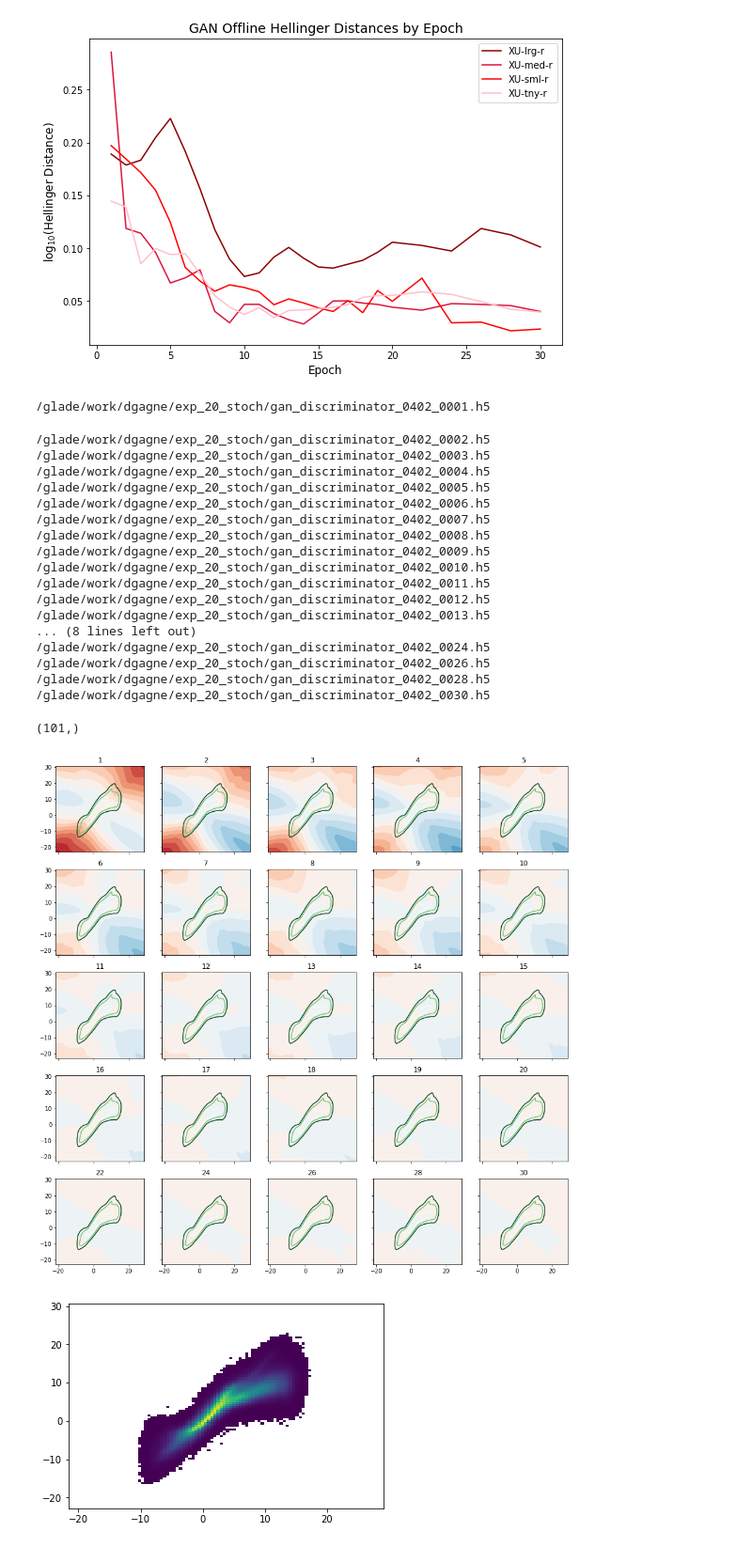
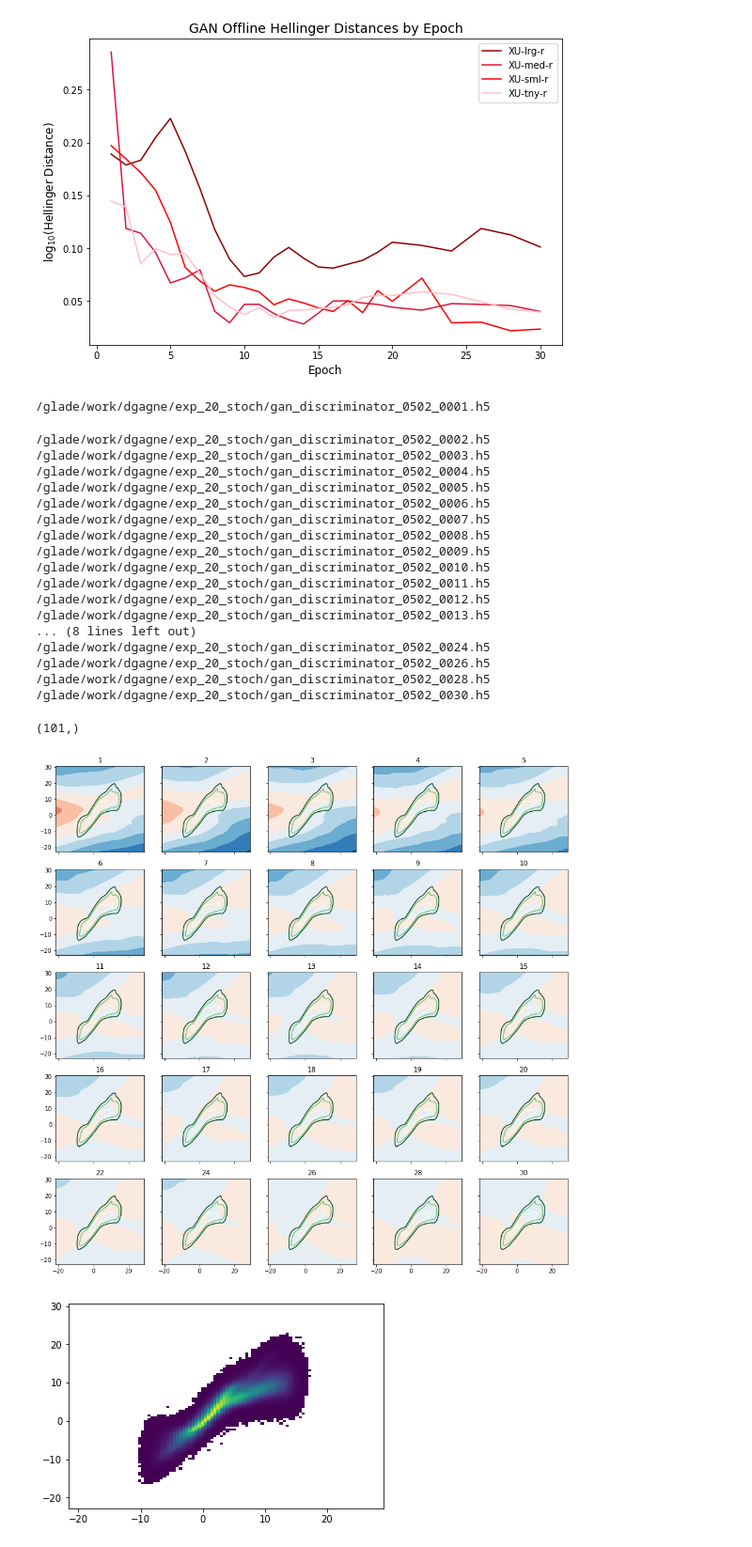
Before and after one commit to djgagne/lorenz_gan, a Jupyter notebook: notebooks/gan_offline_analysis.ipynb, the cells around one changed output. Shown at 94% size. Saved outputs shown, nothing was run; the diff lists cells and outputs as text; code cells hidden in the pictures.

```diff
--- a/notebooks/gan_offline_analysis.ipynb
+++ b/notebooks/gan_offline_analysis.ipynb
@@ -134,7 +136,7 @@ plt.savefig("gan_offline_hellinger.pdf", bbox_inches="tight")
 # %% [output]
 [figure]
 # %%
-disc_files = sorted(glob(join(data_path, "gan_discriminator_0402_*.h5")))
+disc_files = sorted(glob(join(data_path, "gan_discriminator_0502_*.h5")))
 x_range = np.arange(-5, 5.1, 0.1)
 u_range = np.arange(-5, 5.1, 0.1)
 d_pred = np.zeros((len(disc_files), x_range.size, u_range.size))
@@ -143,26 +145,26 @@ for d, disc_file in enumerate(disc_files):
     gan_disc = load_model(disc_file)
     for i, x in enumerate(x_range):
         for j, u in enumerate(u_range):
-            d_pred[d, i, j] = gan_disc.predict([np.array([[x]]), np.array([[[u]]])])
+            d_pred[d, i, j] = gan_disc.predict([np.array([[x, u]]), np.array([[[u]]])])
 # %% [output]
-/glade/work/dgagne/exp_20_stoch/gan_discriminator_0402_0001.h5
+/glade/work/dgagne/exp_20_stoch/gan_discriminator_0502_0001.h5
-/glade/work/dgagne/exp_20_stoch/gan_discriminator_0402_0002.h5
-/glade/work/dgagne/exp_20_stoch/gan_discriminator_0402_0003.h5
-/glade/work/dgagne/exp_20_stoch/gan_discriminator_0402_0004.h5
-/glade/work/dgagne/exp_20_stoch/gan_discriminator_0402_0005.h5
-/glade/work/dgagne/exp_20_stoch/gan_discriminator_0402_0006.h5
-/glade/work/dgagne/exp_20_stoch/gan_discriminator_0402_0007.h5
-/glade/work/dgagne/exp_20_stoch/gan_discriminator_0402_0008.h5
-/glade/work/dgagne/exp_20_stoch/gan_discriminator_0402_0009.h5
-/glade/work/dgagne/exp_20_stoch/gan_discriminator_0402_0010.h5
-/glade/work/dgagne/exp_20_stoch/gan_discriminator_0402_0011.h5
-/glade/work/dgagne/exp_20_stoch/gan_discriminator_0402_0012.h5
-/glade/work/dgagne/exp_20_stoch/gan_discriminator_0402_0013.h5
+/glade/work/dgagne/exp_20_stoch/gan_discriminator_0502_0002.h5
+/glade/work/dgagne/exp_20_stoch/gan_discriminator_0502_0003.h5
+/glade/work/dgagne/exp_20_stoch/gan_discriminator_0502_0004.h5
+/glade/work/dgagne/exp_20_stoch/gan_discriminator_0502_0005.h5
+/glade/work/dgagne/exp_20_stoch/gan_discriminator_0502_0006.h5
+/glade/work/dgagne/exp_20_stoch/gan_discriminator_0502_0007.h5
+/glade/work/dgagne/exp_20_stoch/gan_discriminator_0502_0008.h5
+/glade/work/dgagne/exp_20_stoch/gan_discriminator_0502_0009.h5
+/glade/work/dgagne/exp_20_stoch/gan_discriminator_0502_0010.h5
+/glade/work/dgagne/exp_20_stoch/gan_discriminator_0502_0011.h5
+/glade/work/dgagne/exp_20_stoch/gan_discriminator_0502_0012.h5
+/glade/work/dgagne/exp_20_stoch/gan_discriminator_0502_0013.h5
 ... (8 lines left out)
-/glade/work/dgagne/exp_20_stoch/gan_discriminator_0402_0024.h5
-/glade/work/dgagne/exp_20_stoch/gan_discriminator_0402_0026.h5
-/glade/work/dgagne/exp_20_stoch/gan_discriminator_0402_0028.h5
-/glade/work/dgagne/exp_20_stoch/gan_discriminator_0402_0030.h5
+/glade/work/dgagne/exp_20_stoch/gan_discriminator_0502_0024.h5
+/glade/work/dgagne/exp_20_stoch/gan_discriminator_0502_0026.h5
+/glade/work/dgagne/exp_20_stoch/gan_discriminator_0502_0028.h5
+/glade/work/dgagne/exp_20_stoch/gan_discriminator_0502_0030.h5
 # %%
 x_range.shape
 # %% [output]
@@ -170,11 +172,11 @@ x_range.shape
 # %%
 fig, axes = plt.subplots(5, 5, figsize=(16, 16), sharex=True, sharey=True)
 for a, ax in enumerate(axes.ravel()):
-    ax.contourf(x_range * 5.06 + 3.766, u_range * 5.34 + 3.88, d_pred[a].T, np.arange(0, 1.05, 0.05), cmap="RdBu_r")
+    ax.contourf(x_range * 5.06 + 3.766, u_range * 5.34 + 3.88, d_pred[a].T, np.arange(0, 1.05, 0.1), cmap="RdBu_r")
     ax.contour(x_range[:-1] * 5.06 + 3.766, u_range[:-1] * 5.34 + 3.88, h_out[0].T, np.logspace(2, 4, 3), norm=LogNorm(), cmap="Greens_r")
     ax.set_title(epochs[a])
 # %% [output]
-[figure, old version]
+[figure, new version]
 # %%
 h_out = plt.hist2d(test_data["X_t"], test_data["Ux_t+1"], bins=(x_range * 5.06 + 3.766, u_range * 5.34 + 3.88), cmin=1)
 # %% [output]
```
Also changed, not shown: parts of 1 cell of this notebook.
